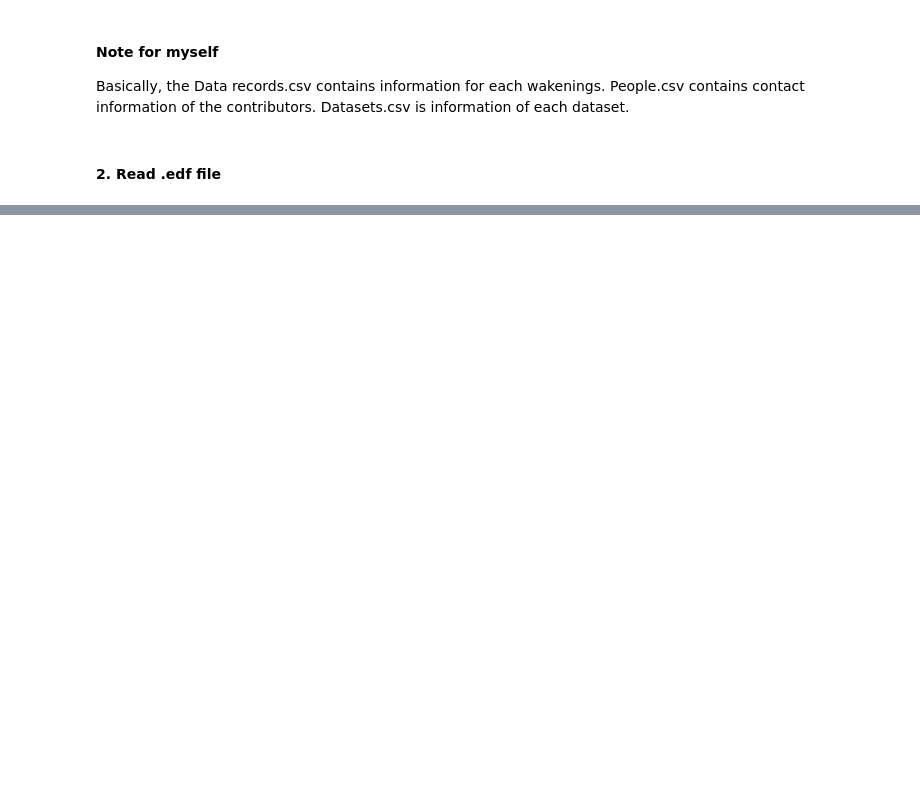
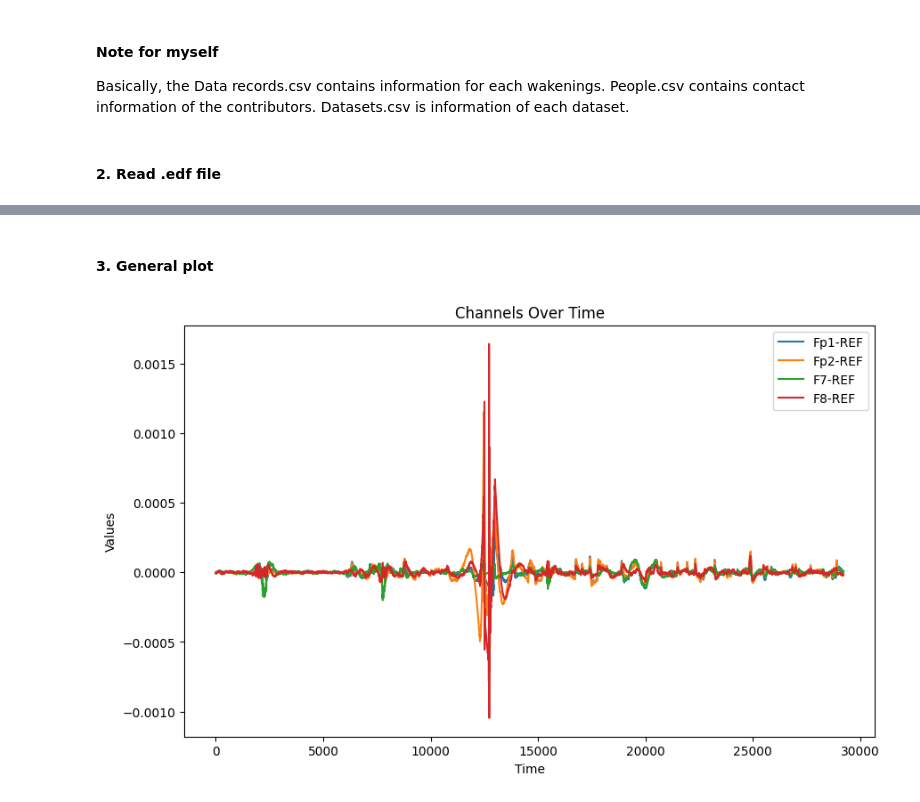
Before and after one commit to larsenalicia/TUe-Honors-MedAI-old, a Jupyter notebook: eda_nb/eda_dream.ipynb, the cells around one changed output, grey strips where cells are left out. Saved outputs shown, nothing was run; the diff lists cells and outputs as text; code cells hidden in the pictures; blank space fills up the shorter version.

```diff
--- a/eda_nb/eda_dream.ipynb
+++ b/eda_nb/eda_dream.ipynb
@@ -14,13 +16,14 @@ Basically, the Data records.csv contains information for each wakenings. People.
 # %% [markdown]
 #### 2. Read .edf file
 # %%
-import mne
-file = "../dataset/Zhang & Wamsley 2019/Data/PSG/subject026_Morning.edf"
+file = "../dataset/DREAM/Zhang & Wamsley 2019/Data/PSG/subject026_Morning.edf"
 data = mne.io.read_raw_edf(file)
 raw_data = data.get_data()
 
-# you can get the metadata included in the file and a list of all channels:
+# Get metadata
 info = data.info
 channels = data.ch_names
-raw_data.shape
+
+raw_df = pd.DataFrame(raw_data)
+raw_df.index = channels
 # %% [output]
@@ -53,0 +57,18 @@ raw_data.shape
+# %% [markdown]
+#### 3. General plot
+# %%
+# Raw data
+t_channels = [name + "-REF" for name in ["Fp1", "Fp2", "F7", "F8"]]
+plt.figure(figsize=(10, 6))
+
+for name, channel in raw_df.loc[t_channels].iterrows():
+    plt.plot(channel, label=name)
+
+plt.xlabel('Time')
+plt.ylabel('Values')
+plt.title('Channels Over Time')
+
+plt.legend()
+plt.show()
+# %% [output]
+[figure, added]
```
Also changed, not shown: parts of 9 cells of this notebook, 2 other files.
